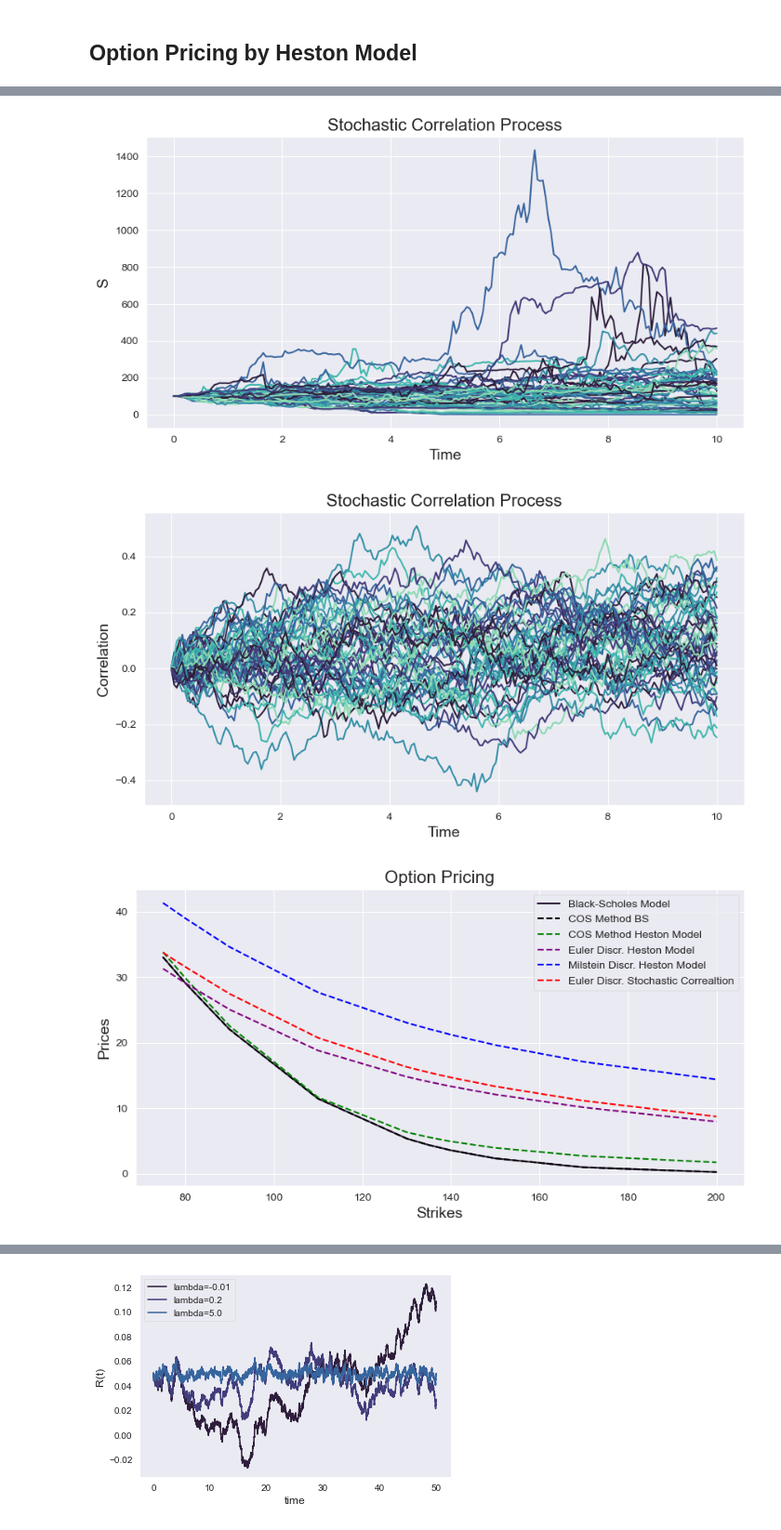
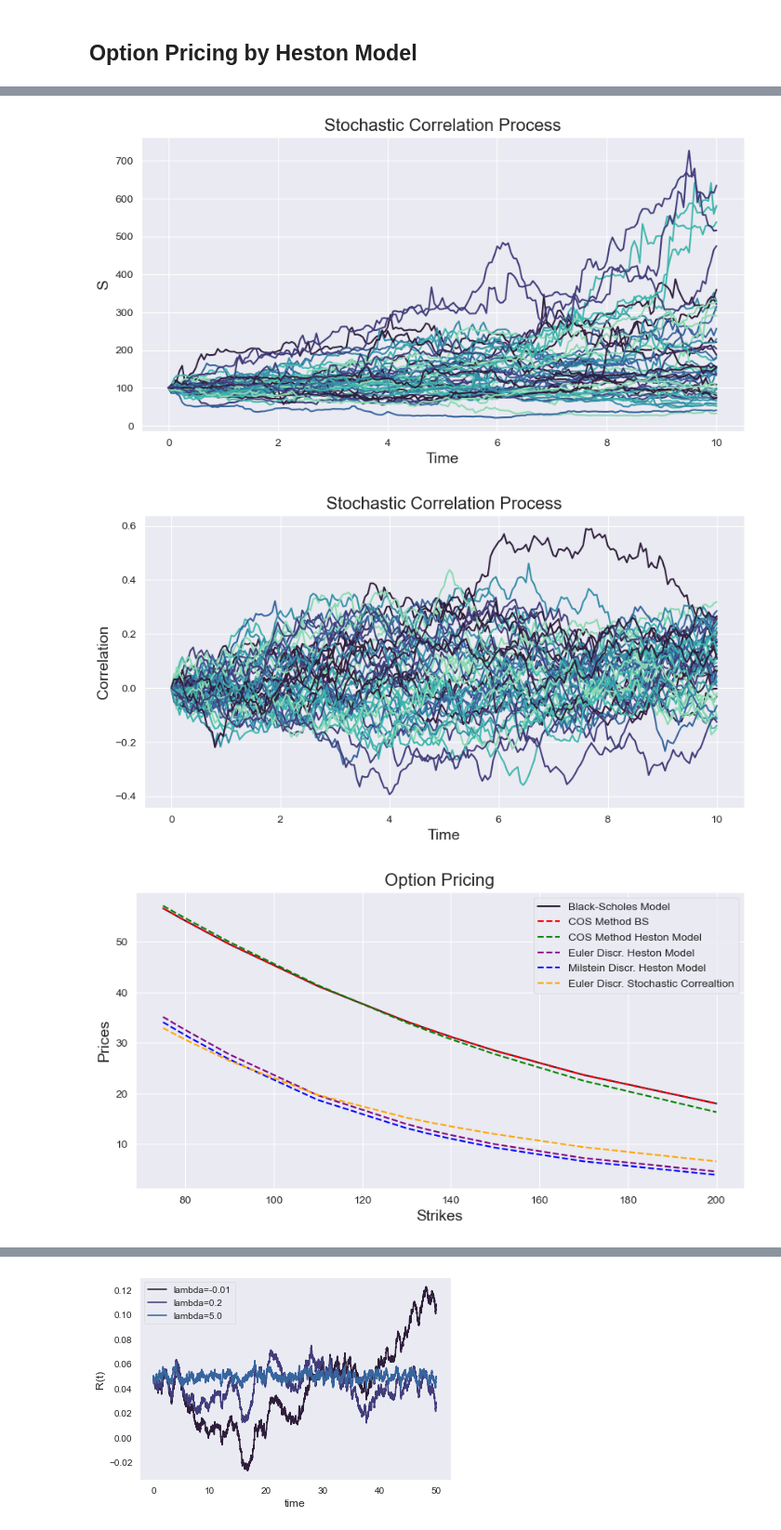
Before and after one commit to kirillzx/Generalized-Bates-model-draft, a Jupyter notebook: Main Modeling.ipynb, the cells around one changed output, grey strips where cells are left out. Shown at 93% size. Saved outputs shown, nothing was run; the diff lists cells and outputs as text; code cells hidden in the pictures.

```diff
--- a/Main Modeling.ipynb
+++ b/Main Modeling.ipynb
@@ -383,7 +383,7 @@ option_price_cos = CallPutOptionPriceCOS(cf, CP, s0, r, tau, K, N, L)
 # %%
 bs_options = []
 for strike in K:
-    bs_options.append(black_scholes(s0, r, sigma, strike, option_type='call', maturity=10, t=8))
+    bs_options.append(black_scholes(s0, r, sigma, strike, option_type='call', maturity=10, t=T-tau))
 # %%
 plt.subplots(figsize=(10, 5), dpi=100)
 plt.plot(K, bs_options, label='Black-Scholes')
@@ -494,11 +494,11 @@ N = 500
 T = 10
 r = 0.05
 s0 = 100
-kappa = 1
+kappa = 4
 gamma = 0.9
-vbar = 0.1
-v0 = 0
-rho = 0.1
+vbar = 0.04
+v0 = 0.04
+rho = -0.5
 
 # K1 = np.linspace(50, 100 * 1.5, 30)
 # %%
@@ -532,11 +532,12 @@ plt.show()
 # %%
-kappa = 1
+kappa = 4
 gamma = 0.9
-vbar = 0.1
-v0 = 0
-rho = 0.1
+vbar = 0.04
+v0 = 0.04
+rho = -0.5
 T = 10
 K = [75, 80, 90, 110, 130, 135, 140, 150, 170, 200]
+tau = 10
 
 cf = ChFHestonModel(r, tau, kappa, gamma, vbar, v0, rho)
 
@@ -607,10 +608,10 @@ N = 200
 T = 10
 r = 0.05
 s0 = 100
-kappa = 1
+kappa = 4
 gamma = 0.9
-vbar = 0.1
-v0 = 0
+vbar = 0.04
+v0 = 0.04
 rho0 = 0
 rho1 = 0.001
 rho2 = 0.3
@@ -630,7 +631,7 @@ plt.xlabel('Time', fontsize=14)
 plt.ylabel('S', fontsize=14)
 plt.show()
 # %% [output]
-[figure, old version]
+[figure, new version]
 # %%
 plt.subplots(figsize=(10, 5), dpi=100)
 
@@ -642,27 +643,22 @@ plt.xlabel('Time', fontsize=14)
 plt.ylabel('Correlation', fontsize=14)
 plt.show()
 # %% [output]
-[figure, old version]
+[figure, new version]
 # %%
 option_corr_process = EUOptionPriceFromMCPathsGeneralized('c', corr_process['S'], K, T, r)
 # %%
 plt.subplots(figsize=(10, 5), dpi=100)
 plt.plot(K, bs_options, label='Black-Scholes Model')
-plt.plot(K, option_price_cos.T[0], '--', color='black', label='COS Method BS')
+plt.plot(K, option_price_cos.T[0], '--', color='red', label='COS Method BS')
 plt.plot(K, option_price_heston.T[0], '--', color='green', label='COS Method Heston Model')
 plt.plot(K, option_price_heston_euler, '--', color='purple', label='Euler Discr. Heston Model')
 plt.plot(K, option_price_heston_milstein, '--', color='blue', label='Milstein Discr. Heston Model')
-plt.plot(K, option_corr_process, '--', color='red', label='Euler Discr. Stochastic Correaltion')
-
-# plt.plot(K, option_price_heston_milstein, '--', color='magenta', label='Milstein Discr. Heston Model')
-
-
-
+plt.plot(K, option_corr_process, '--', color='orange', label='Euler Discr. Stochastic Correaltion')
 
 plt.title('Option Pricing', fontsize=16)
 plt.xlabel('Strikes', fontsize=14)
 plt.ylabel('Prices', fontsize=14)
 plt.legend()
 plt.show()
 # %% [output]
-[figure, old version]
+[figure, new version]
```
Also changed, not shown: parts of 13 cells of this notebook.
